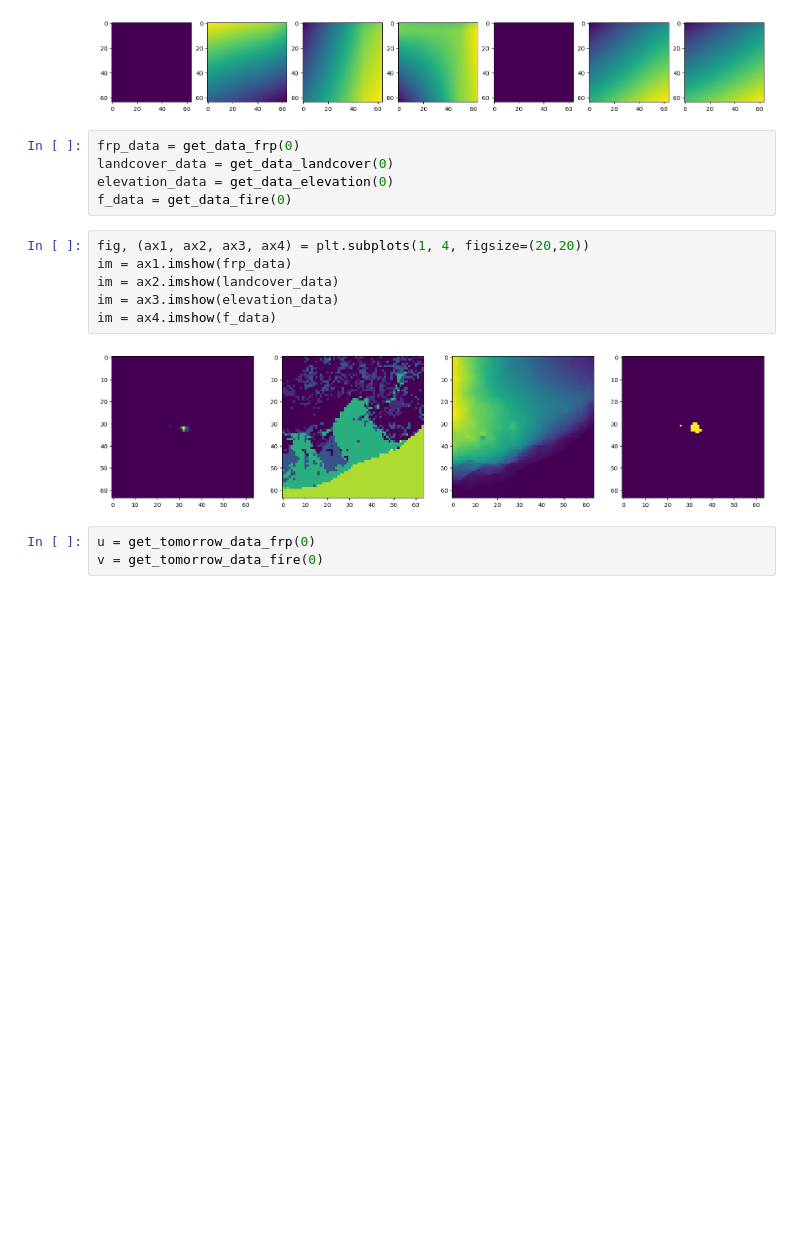
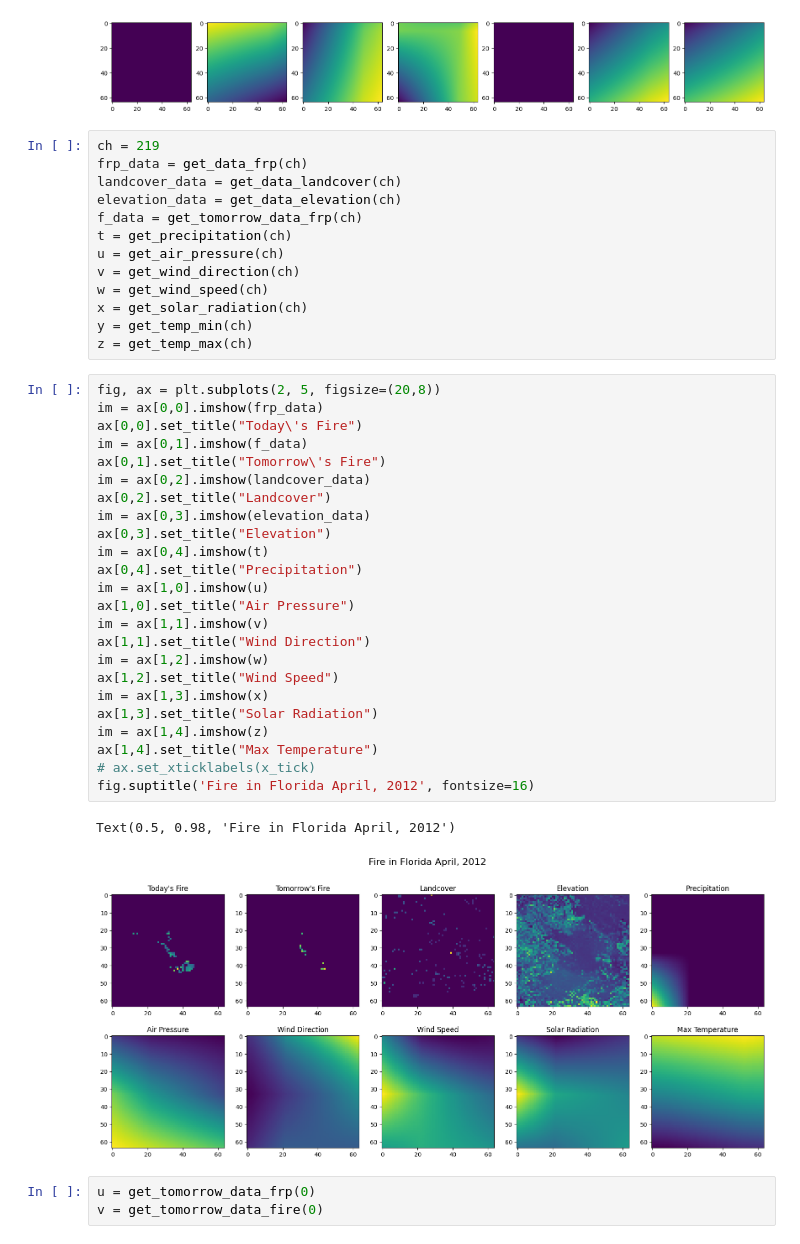
Before and after one commit to amber3536/Wildfire_Prediction, a Jupyter notebook: FireChip.ipynb, the cells around one changed output. Saved outputs shown, nothing was run; the diff lists cells and outputs as text; blank space fills up the shorter version.

Commit message:
added new visualizations

```diff
--- a/FireChip.ipynb
+++ b/FireChip.ipynb
@@ -1007,19 +1007,46 @@ im = ax6.imshow(y)
 im = ax7.imshow(z)
 # %% [output]
 [figure]
-# %%
-frp_data = get_data_frp(0)
-landcover_data = get_data_landcover(0)
-elevation_data = get_data_elevation(0)
-f_data = get_data_fire(0)
-# %%
-fig, (ax1, ax2, ax3, ax4) = plt.subplots(1, 4, figsize=(20,20))
-im = ax1.imshow(frp_data)
-im = ax2.imshow(landcover_data)
-im = ax3.imshow(elevation_data)
-im = ax4.imshow(f_data)
-# %% [output]
-[figure, removed]
+# %%
+ch = 219
+frp_data = get_data_frp(ch)
+landcover_data = get_data_landcover(ch)
+elevation_data = get_data_elevation(ch)
+f_data = get_tomorrow_data_frp(ch)
+t = get_precipitation(ch)
+u = get_air_pressure(ch)
+v = get_wind_direction(ch)
+w = get_wind_speed(ch)
+x = get_solar_radiation(ch)
+y = get_temp_min(ch)
+z = get_temp_max(ch)
+# %%
+fig, ax = plt.subplots(2, 5, figsize=(20,8))
+im = ax[0,0].imshow(frp_data)
+ax[0,0].set_title("Today\'s Fire")
+im = ax[0,1].imshow(f_data)
+ax[0,1].set_title("Tomorrow\'s Fire")
+im = ax[0,2].imshow(landcover_data)
+ax[0,2].set_title("Landcover")
+im = ax[0,3].imshow(elevation_data)
+ax[0,3].set_title("Elevation")
+im = ax[0,4].imshow(t)
+ax[0,4].set_title("Precipitation")
+im = ax[1,0].imshow(u)
+ax[1,0].set_title("Air Pressure")
+im = ax[1,1].imshow(v)
+ax[1,1].set_title("Wind Direction")
+im = ax[1,2].imshow(w)
+ax[1,2].set_title("Wind Speed")
+im = ax[1,3].imshow(x)
+ax[1,3].set_title("Solar Radiation")
+im = ax[1,4].imshow(z)
+ax[1,4].set_title("Max Temperature")
+# ax.set_xticklabels(x_tick)
+fig.suptitle('Fire in Florida April, 2012', fontsize=16)
+# %% [output]
+Text(0.5, 0.98, 'Fire in Florida April, 2012')
+[figure, added]
 # %%
 u = get_tomorrow_data_frp(0)
 v = get_tomorrow_data_fire(0)
```
Also changed, not shown: parts of 4 cells of this notebook.
